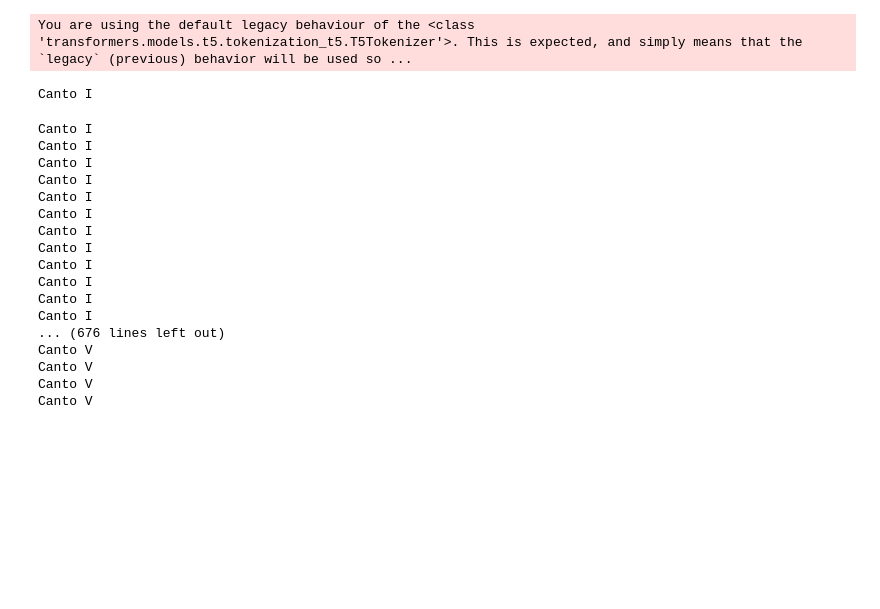
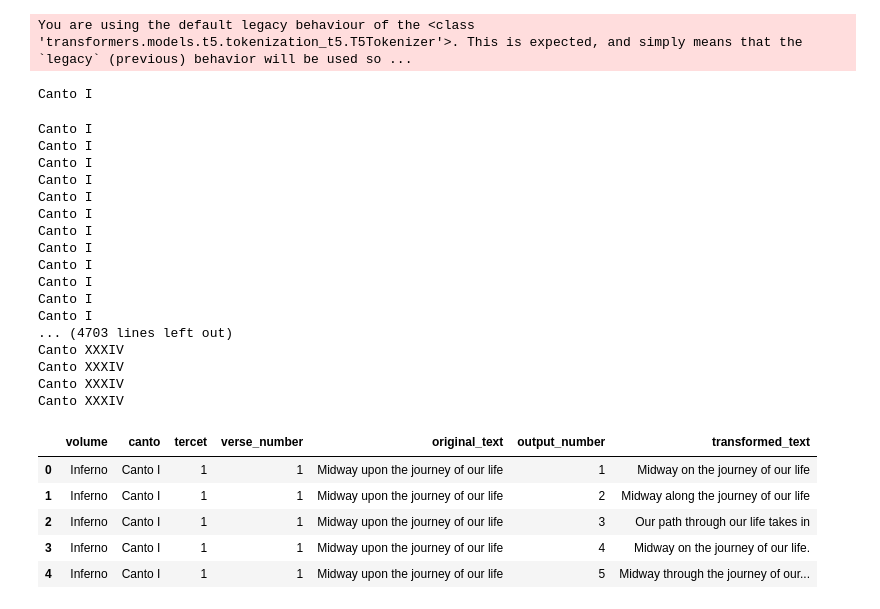
Before and after one commit to giambono/divine_semantics, a Jupyter notebook: notebooks/run_paraphrase.ipynb, the cells around one changed output. Drawn from its saved outputs; the diff is of its cells as text; code cells hidden in the pictures; blank space fills up the shorter version.

Commit message:
+ run paraphrase

```diff
--- a/notebooks/run_paraphrase.ipynb
+++ b/notebooks/run_paraphrase.ipynb
@@ -57,7 +57,7 @@ def process_verses(df, text_column='text', volume_column='volume', canto_column=
 
     output_data = []
 
-    for _, row in df.iterrows():
+    for idx_verse, row in df.iterrows():
         print(row.canto)
         verse_text = row[text_column]
         text = "paraphrase: " + verse_text + " </s>"
@@ -84,7 +84,8 @@ def process_verses(df, text_column='text', volume_column='volume', canto_column=
                 'verse_number': row[verse_number_column],
                 'original_text': verse_text,
                 'output_number': i,
-                'transformed_text': paraphrased_text
+                'transformed_text': paraphrased_text,
+                'expected_index': idx_verse
             })
 
     return pd.DataFrame(output_data)
@@ -109,10 +110,10 @@ Canto I
 Canto I
 Canto I
 Canto I
-... (676 lines left out)
-Canto V
-Canto V
-Canto V
-Canto V
+... (4703 lines left out)
+Canto XXXIV
+Canto XXXIV
+Canto XXXIV
+Canto XXXIV
 # %%
 result_df.to_csv('paraphrased_verses.csv', index=False)
@@ -118,0 +122,9 @@ result_df.to_csv('paraphrased_verses.csv', index=False)
+# %%
+result_df.head()
+# %% [output]
+|  | volume | canto | tercet | verse_number | original_text | output_number | transformed_text |
+| 0 | Inferno | Canto I | 1 | 1 | Midway upon the journey of our life | 1 | Midway on the journey of our life |
+| 1 | Inferno | Canto I | 1 | 1 | Midway upon the journey of our life | 2 | Midway along the journey of our life |
+| 2 | Inferno | Canto I | 1 | 1 | Midway upon the journey of our life | 3 | Our path through our life takes in |
+| 3 | Inferno | Canto I | 1 | 1 | Midway upon the journey of our life | 4 | Midway on the journey of our life. |
+| 4 | Inferno | Canto I | 1 | 1 | Midway upon the journey of our life | 5 | Midway through the journey of our... |
```
Also changed, not shown: parts of 1 cell of this notebook, 1 other file.
